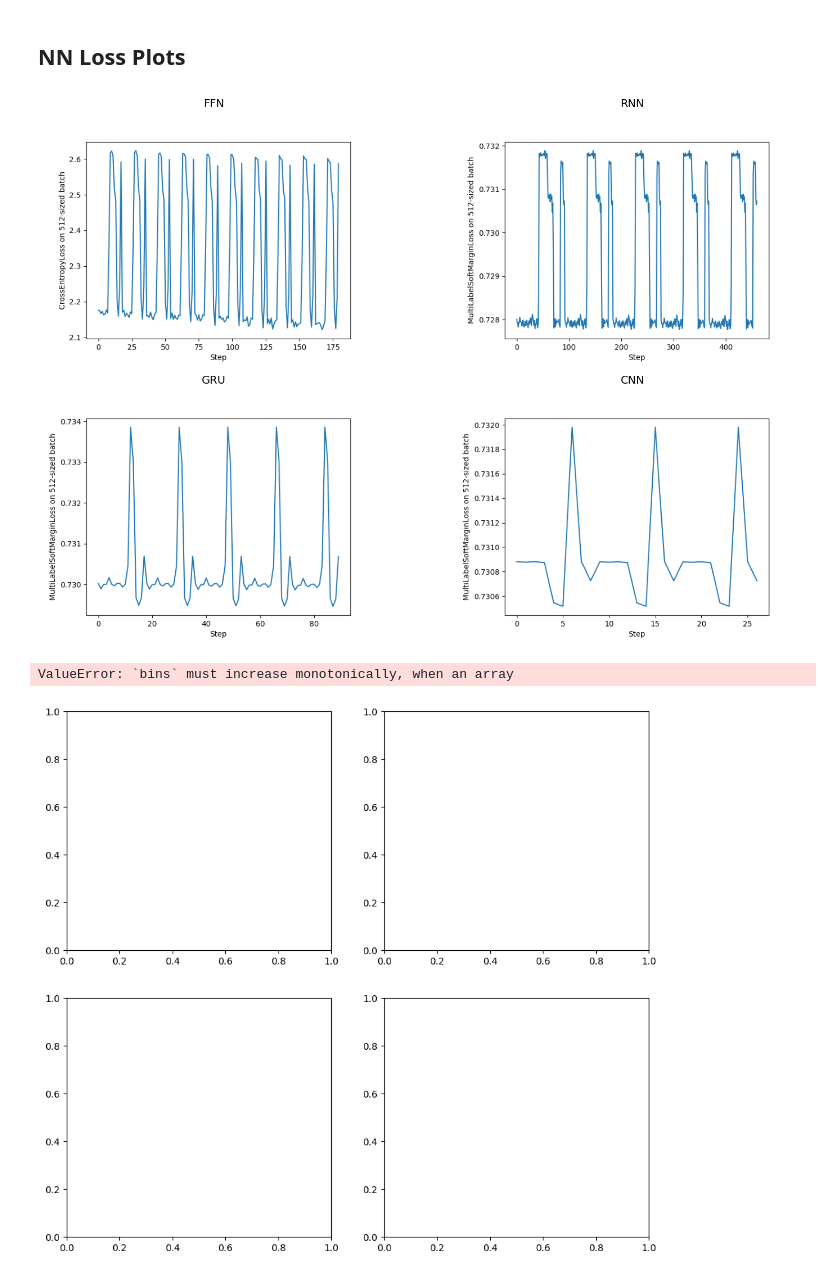
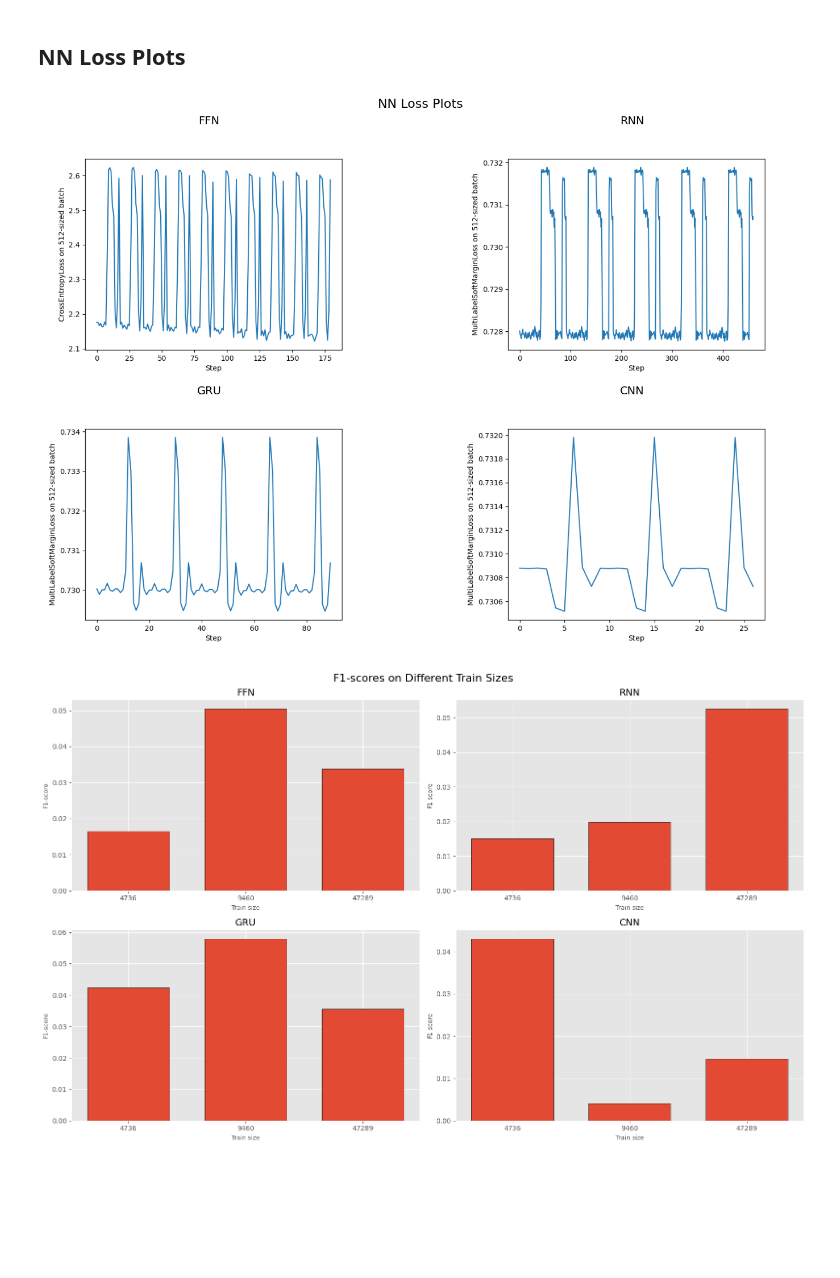
Before and after one commit to maxschmaltz/DEKOR, a Jupyter notebook: benchmarking/comparison.ipynb, the cells around one changed output. Saved outputs shown, nothing was run; the diff lists cells and outputs as text; code cells hidden in the pictures; blank space fills up the shorter version.

```diff
--- a/benchmarking/comparison.ipynb
+++ b/benchmarking/comparison.ipynb
@@ -451,8 +483,11 @@ type_accuracies
 # %%
 from PIL import Image
 import matplotlib.pyplot as plt
+plt.style.use("ggplot")
 # %%
 fig, axs = plt.subplots(2, 2, figsize=(16, 10))
+
+fig.suptitle("NN Loss Plots", fontsize=16)
 
 images = [
     (
@@ -475,30 +510,33 @@ plt.tight_layout()
 plt.savefig("./benchmarking/nn_loss_plots.png", dpi=1200)
 plt.show()
 # %% [output]
-[figure, old version]
+[figure, new version]
 # %%
 import json
 # %%
-fig, axs = plt.subplots(2, 2, figsize=(11, 10))
+fig, axs = plt.subplots(2, 2, figsize=(16, 10))
+
+fig.suptitle("F1-scores on Different Train Sizes", fontsize=16)
 
 for i, (ax, nn) in enumerate(zip(axs.ravel(), ["ffn", "rnn", "gru", "cnn"])):
 	nn_dir = os.path.dirname(os.path.abspath((paths[nn])))
 	with open(os.path.join(nn_dir, "train_sizes", "scores.json")) as f:
 		train_sizes = json.load(f)
 	train_sizes = sorted(train_sizes, key=lambda x: x["train_size"])
-	sizes = [entry["train_size"] for entry in train_sizes]
+	sizes = [str(entry["train_size"]) for entry in train_sizes]
 	f1s = [entry["f1"] for entry in train_sizes]
-	ax.hist(sizes, f1s)
+	ax.bar(sizes, f1s, width=0.7, edgecolor="black")
+	ax.set_xlabel("Train size", fontsize=9)
+	ax.set_ylabel("F1-score", fontsize=9)
 	ax.set_xticks(sizes)
 	caption = nn.upper()
 	ax.set_title(caption, fontsize=14)
 
 # adjust layout so titles do not overlap
 plt.tight_layout()
 # plt.subplots_adjust(hspace=-0.06)
 
-# plt.savefig("./benchmarking/nn_loss_plots.png", dpi=1200)
+plt.savefig("./benchmarking/f1_vs_train_size.png", dpi=1200)
 plt.show()
 # %% [output]
-ValueError: `bins` must increase monotonically, when an array
-[figure, old version]
+[figure, new version]
```
Also changed, not shown: parts of 40 cells of this notebook, 24 other files.
